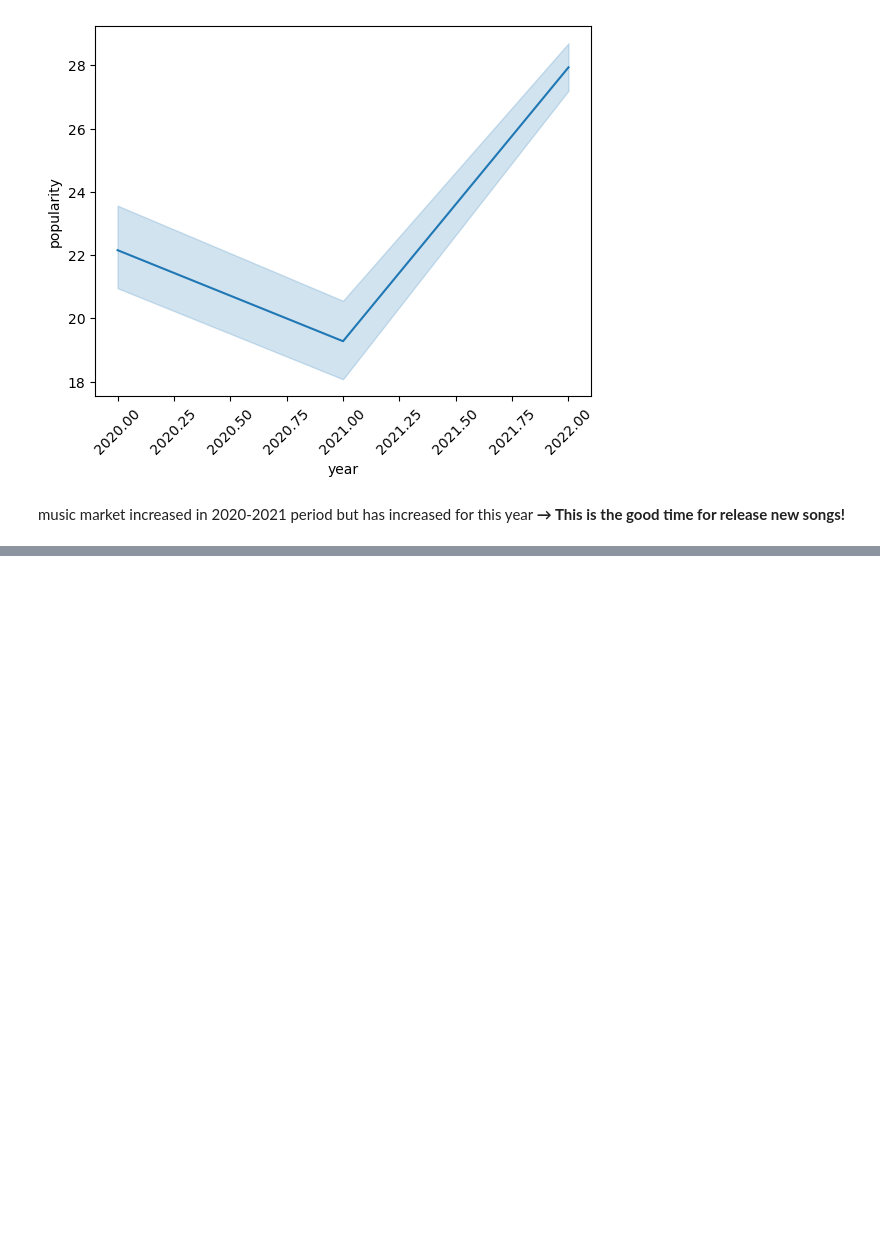
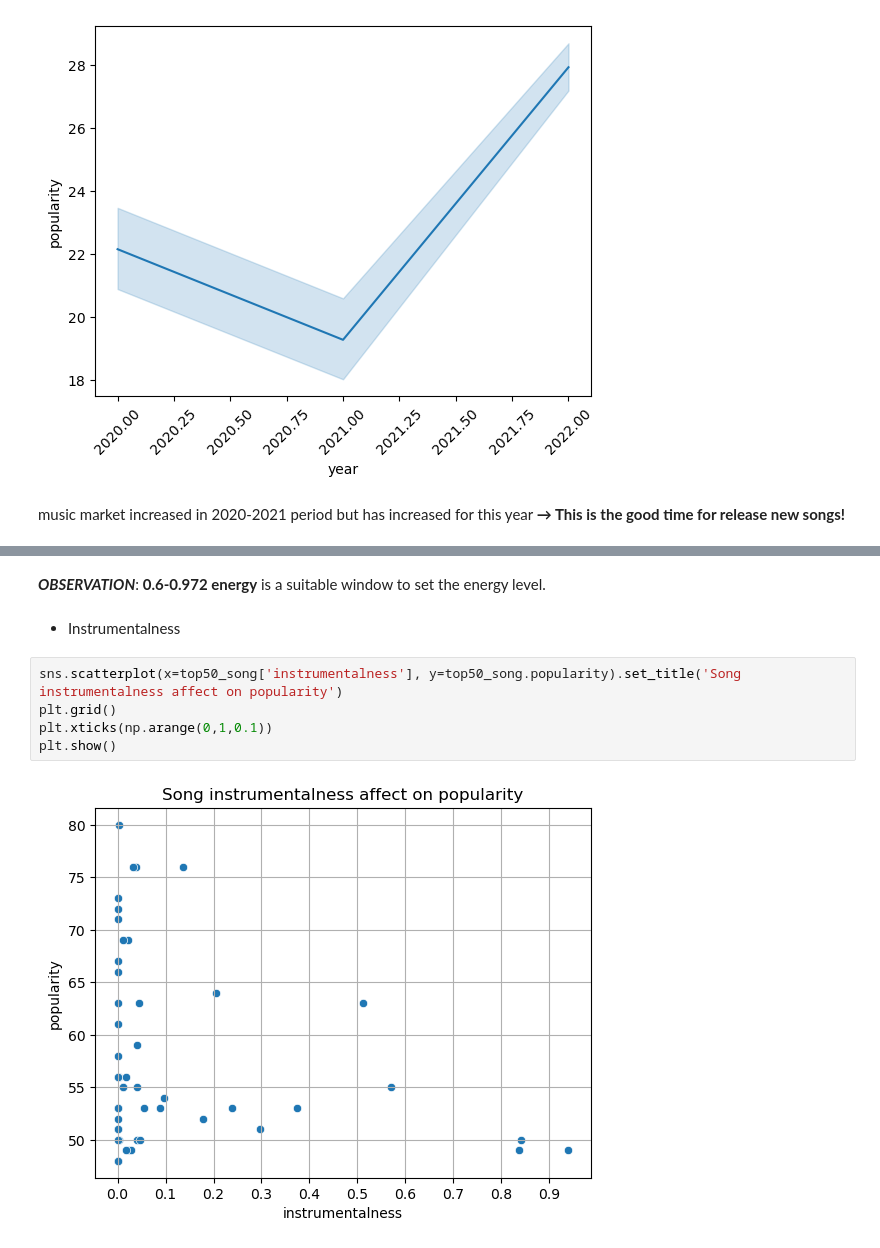
Before and after one commit to TrungTechh/HCMUS_CSC17104-Final-project, a Jupyter notebook: Final_project.ipynb, the cells around one changed output, grey strips where cells are left out. Drawn from its saved outputs; the diff is of its cells as text; blank space fills up the shorter version.

```diff
--- a/Final_project.ipynb
+++ b/Final_project.ipynb
@@ -280,0 +349,11 @@ plt.show()
+# %% [markdown]
+***OBSERVATION***: **0.6-0.972 energy** is a suitable window to set the energy level.
+# %% [markdown]
+- Instrumentalness
+# %%
+sns.scatterplot(x=top50_song['instrumentalness'], y=top50_song.popularity).set_title('Song instrumentalness affect on popularity')
+plt.grid()
+plt.xticks(np.arange(0,1,0.1))
+plt.show()
+# %% [output]
+[figure, added]
```
Also changed, not shown: parts of 61 cells of this notebook.
